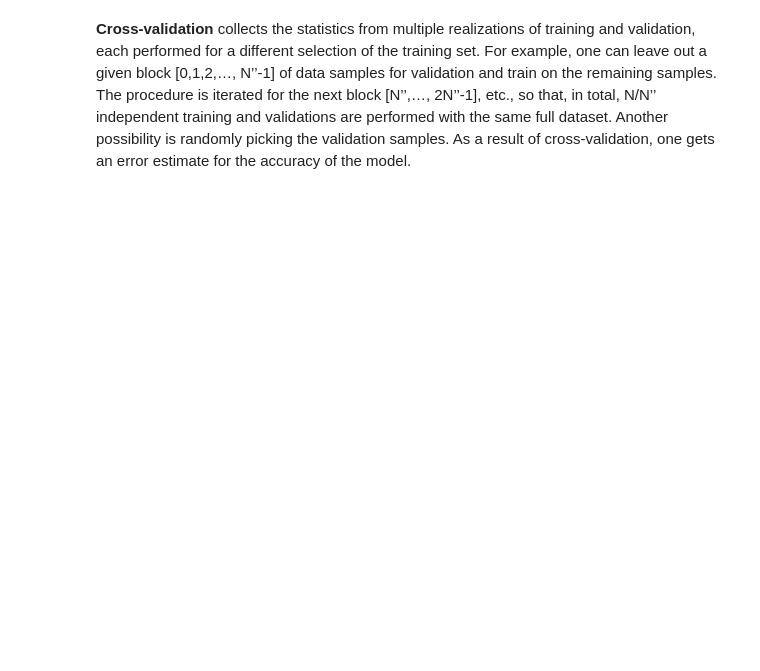
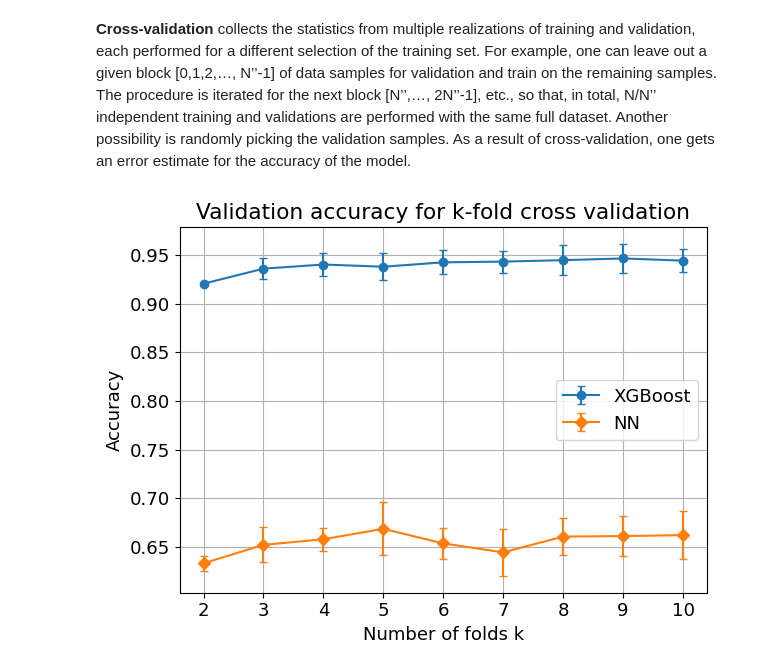
Before and after one commit to lm-schulze/LCP-Mod-B, a Jupyter notebook: Ex3/group2413_exercise3.ipynb, the cells around one changed output. Saved outputs shown, nothing was run; the diff lists cells and outputs as text; code cells hidden in the pictures; blank space fills up the shorter version.

```diff
--- a/Ex3/group2413_exercise3.ipynb
+++ b/Ex3/group2413_exercise3.ipynb
@@ -222,3 +227,28 @@ Compare the validation accuracy of XGBoost with that of a simple feed-forward ne
 * With cross-validation for all cases.
 
 Is the NN or the XGB performing significantly better at low N’?
+# %%
+from sklearn.neural_network import MLPClassifier
+from sklearn.model_selection import GridSearchCV
+
+# Define the parameter grid for grid search
+hls = [(x,) for x in range(10, 91, 10)]
+hls += [(x,) for x in range(100, 201, 50)]
+
+hls_2_layer = [(x, y) for x in range(10, 91, 10) for y in range(10, 91, 10)]
+hls_2_layer += [(x, y) for x in range(100, 201, 50) for y in range(10, 91, 10)]
+hls_2_layer += [(x, y) for x in range(10, 91, 10) for y in range(100, 201, 50)]
+parameters = {'hidden_layer_sizes': hls + hls_2_layer}
+
+# Create an MLP classifier
+mlp = MLPClassifier(max_iter=500)
+
+# Perform grid search with cross-validation
+clf = GridSearchCV(mlp, parameters, cv=5, n_jobs=-1)
+clf.fit(x_train, y_train)
+
+# Print the best estimator parameters
+best_score = clf.best_score_
+best_params = clf.best_params_
+print("Best score:", best_score)
+print("Best estimator parameters:", best_params)
@@ -230,0 +386,15 @@ validation samples. As a result of cross-validation, one gets an error estimate
+# %%
+# plot results
+fig, ax = plt.subplots()
+ax.errorbar(num_fold, xgb_acc_mean, yerr=xgb_acc_std, fmt="o-", label="XGBoost", capsize=3)
+ax.errorbar(num_fold, nn_acc_mean, yerr=nn_acc_std, fmt="D-", label="NN", capsize=3)
+ax.set_title("Validation accuracy for k-fold cross validation")
+ax.set_xlabel("Number of folds k")
+ax.set_ylabel("Accuracy")
+ax.legend()
+ax.grid()
+
+fig.tight_layout()
+plt.show()
+# %% [output]
+[figure, added]
```
Also changed, not shown: parts of 7 cells of this notebook.
